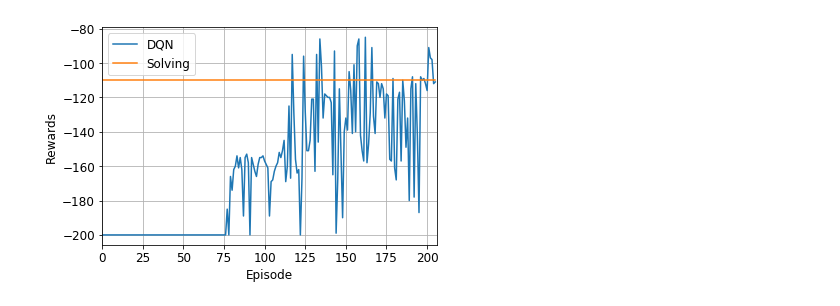
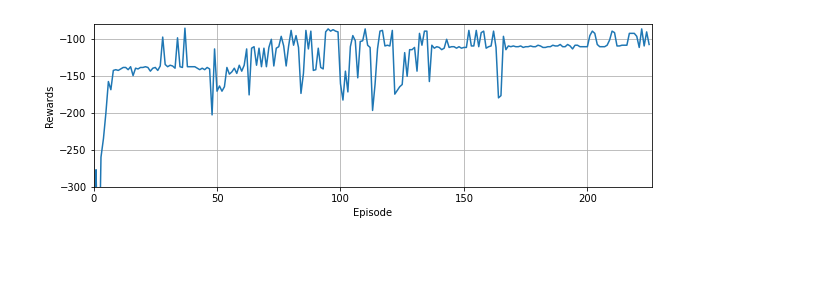
Before and after one commit to paige-chang/MountainCar, a Jupyter notebook: MountainCar.ipynb, the cells around one changed output. Saved outputs shown, nothing was run; the diff lists cells and outputs as text; code cells hidden in the pictures; blank space fills up the shorter version.

```diff
--- a/MountainCar.ipynb
+++ b/MountainCar.ipynb
@@ -23,3 +20,7 @@ Using TensorFlow backend.
+# %%
+env = gym.make("MountainCar-v0")
+env._max_episode_steps = 3000  # Increase upper time limit so we can plot full behaviour.
+np.random.seed(6)  # Make plots reproducible
 # %%
 """
 Exploratory analysis
@@ -195,69 +165,51 @@ class DQN():
 # %%
-def train_dqn(episodes):
+def train(model, episodes):
 
     """
-    Train dqn model to interact with and learn from the environment
+    Train the model to interact with and learn from the environment
     """
 
     loss = []
-    agent = DQN(
-        action_space = env.action_space.n,
-        state_space = env.observation_space.shape[0],
-        epsilon = 1,
-        epsilon_min = 0.001,
-        epsilon_decay = 0.98,
-        discount_factor = 0.98,
-        learning_rate = 0.9,
-        batch_size = 64,
-        memory_size = 10000
-    )
-
     for episode in range(episodes):
         env.seed(episode)
+        model.reset() # reset the eligibility trace
+
+        # Reset the environment and pick the first action
         state = env.reset()
-        state = np.reshape(state, (1, 2))
+        action = model.policy(state)
+
         score = 0
-
-        # Exploration is large in the beginning of training and then gradually reduced
-        agent.epsilon = max(agent.epsilon_min, agent.epsilon * agent.epsilon_decay)
-
         while True:
-            action = agent.act(state)
             next_state, reward, done, _ = env.step(action)
-            next_state = np.reshape(next_state, (1, 2))
-            score -= 1
-            reward = agent.optimal_reward(next_state, state)
-            agent.remember(state, action, reward, next_state, done)
+            next_action = model.policy(next_state)
+            model.update(state, action, reward, next_state, next_action)
             state = next_state
-            agent.replay()
-
-            # The episode is done when the agent reaches the goal or 200 steps
+            action = next_action
+            score += reward
             if done:
                 break
         env.close()
         loss.append(score)
 
         # Early stop
-        if np.average(loss[-10:]) >= -110:
+        if np.average(loss[-100:]) >= -110:
             break
 
-    agent.save_model(filename = 'MountainCar-v0-dqn.h5')
-    return loss
+    return loss, model
 
 if __name__ == '__main__':
-    env = gym.make('MountainCar-v0')
-    ep = 500
-    loss = train_dqn(ep)
+    model = SARSALamda()
+    episodes = 500
+    loss, agent = train(model, episodes)
 
-    ### Visualize the process of training dqn model
-    plt.subplots(figsize= (6, 4))
-    plt.plot(list(range(len(loss))), loss, label = 'DQN')
-    plt.plot(list(range(len(loss))), np.ones((len(loss), 1))* -110, label = 'Solving')
+    ### Visualize the process of training model
+    plt.subplots(figsize= (10, 3))
+    plt.plot(list(range(len(loss))), loss, label = 'Training')
     plt.xlabel('Episode')
     plt.ylabel('Rewards')
-    plt.legend(loc = 'upper left')
     plt.xlim(0, len(loss))
+    plt.ylim(-300, -80)
     plt.grid(True)
     plt.show()
 # %% [output]
-[figure, old version]
+[figure, new version]
```
Also changed, not shown: parts of 7 cells of this notebook.
